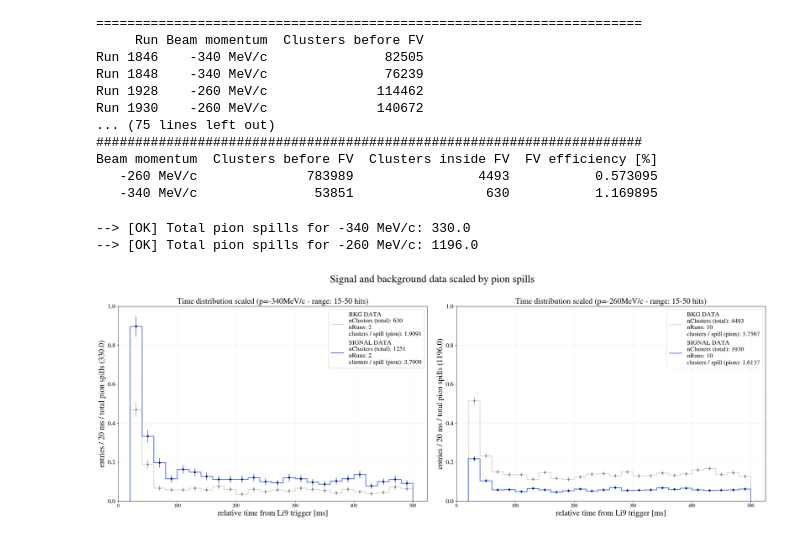
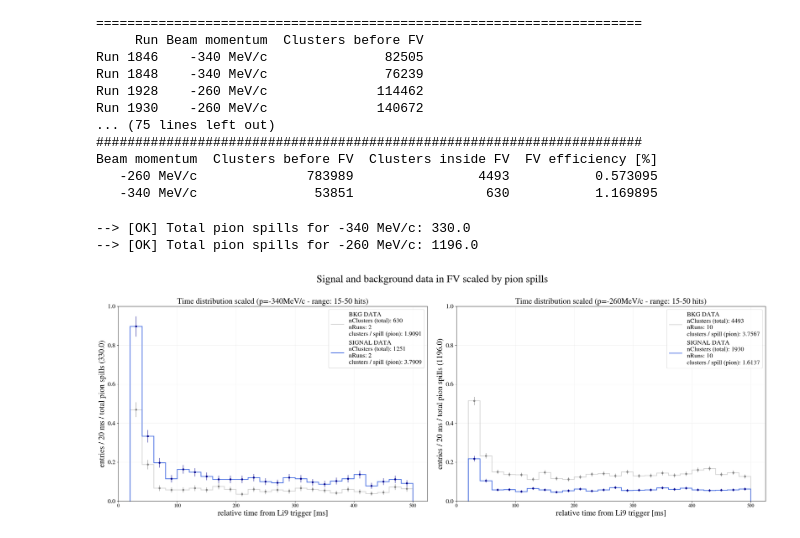
Before and after one commit to elenaramos44/9Li_analysis, a Jupyter notebook: notebooks/geometry_checks.ipynb, the cells around one changed output. Cells and saved outputs as stored; diff of their text form; code cells hidden in the pictures.

```diff
--- a/notebooks/geometry_checks.ipynb
+++ b/notebooks/geometry_checks.ipynb
@@ -831,8 +618,8 @@ dfs_340_bkg = []
 dfs_260_sig = []
 dfs_260_bkg = []
 
-for run in RUNS:
-    run_folder = f"{BASE_DIR}/run{run}/processed"
+for run in runs:
+    run_folder = f"{base_dir }/run{run}/processed"
 
     sig_file = os.path.join(run_folder, f"Final_FV_Li9_clusters_run{run}.pkl")
     bkg_file = os.path.join(run_folder, f"Final_FV_Li9_clusters_run{run}_BKG.pkl")
@@ -915,6 +702,7 @@ for config in plot_configs:
         # --- SCALING APPLIED WITH TOTAL PION SPILLS ---
         counts_scaled = counts / pion_spills
         errors_scaled = np.sqrt(np.maximum(counts, 1)) / pion_spills
+        #errors_scaled = np.sqrt(counts) / pion_spills
 
         label_text = (
             f"{sample_label}\n"
@@ -932,32 +720,32 @@ for config in plot_configs:
         config["df_bkg"], "BKG DATA",
         hist_color="lightgray", marker_color="gray",
         num_runs=config["num_runs_bkg"]
     )
 
     # Plot signal
     has_sig = plot_sample(
         config["df_sig"], "SIGNAL DATA",
         hist_color="royalblue", marker_color="darkblue",
         num_runs=config["num_runs_sig"]
     )
 
     if not has_sig and not has_bkg:
         ax.text(0.5, 0.5, "No data within FV (signal or BKG)", transform=ax.transAxes, ha="center")
         continue
 
     ax.set_xlabel("relative time from Li9 trigger [ms]")
     ax.set_ylabel(f"entries / {bin_width} ms / total pion spills ({pion_spills})")
     ax.grid(True, which="both", linestyle="-", alpha=0.2)
 
     ax.set_yscale("linear")
     ax.set_xlim(0, 525)
     ax.set_ylim(0,1.0)
     ax.legend(loc="upper right", frameon=True)
 
-plt.suptitle("Signal and background data scaled by pion spills")
+plt.suptitle("Signal and background data in FV scaled by pion spills")
 plt.tight_layout()
 plt.show()
 # %% [output]
 --> [OK] Total pion spills for -340 MeV/c: 330.0
 --> [OK] Total pion spills for -260 MeV/c: 1196.0
-[figure, old version]
+[figure, new version]
```
Also changed, not shown: parts of 12 cells of this notebook.
